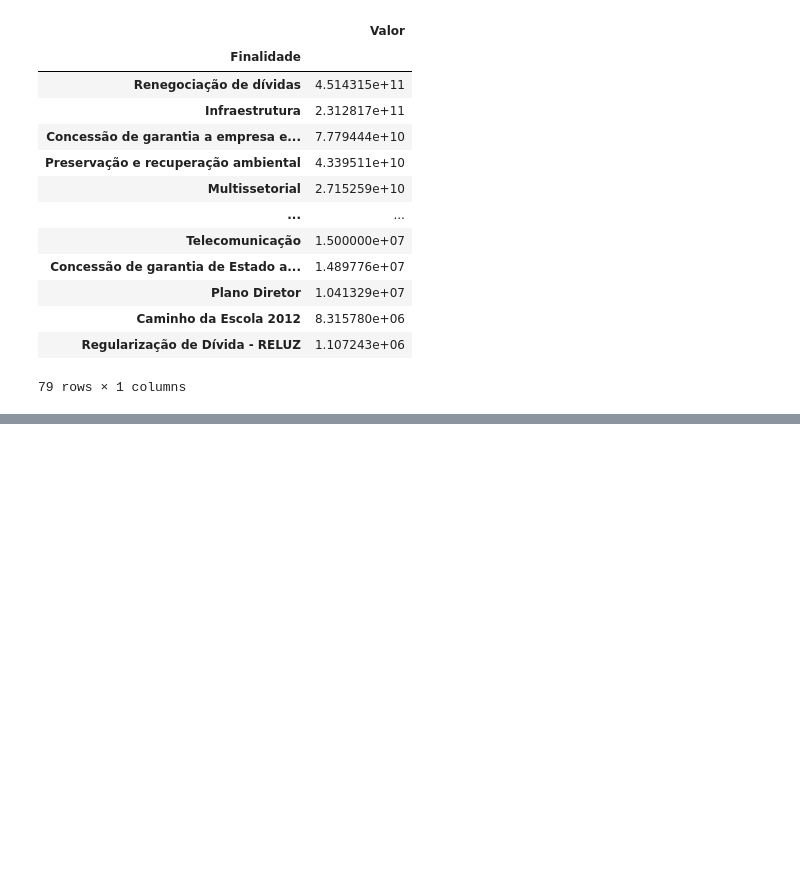
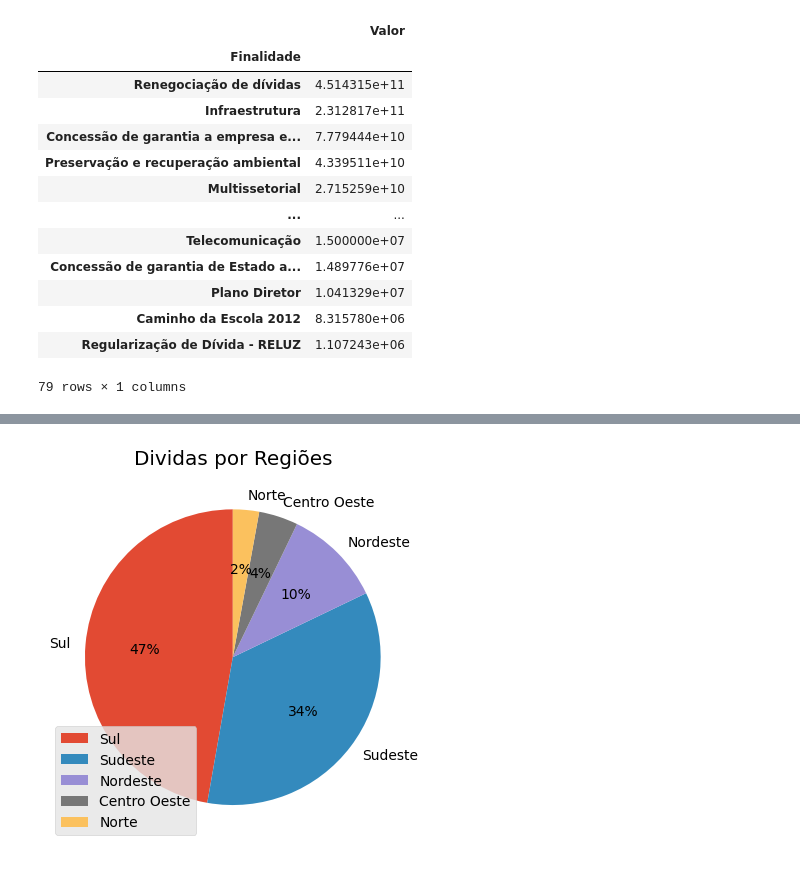
Before and after one commit to wmatossouza/projetoIA, a Jupyter notebook: analise_operacoes.ipynb, the cells around one changed output, grey strips where cells are left out. Drawn from its saved outputs; the diff is of its cells as text; code cells hidden in the pictures; blank space fills up the shorter version.

```diff
--- a/analise_operacoes.ipynb
+++ b/analise_operacoes.ipynb
@@ -271,0 +287,14 @@ operacoes_credito.groupby("Finalidade").sum().sort_values(by=['Valor'],ascending
+# %%
+cyl = operacoes_otimizada['Regioes'].value_counts()
+
+plt.pie(cyl, labels = cyl.index, autopct='%1.i%%', startangle=90)
+
+plt.rcParams['figure.figsize'] = (10, 18)
+
+plt.legend(loc='lower left')
+
+plt.title("Dividas por Regiões")
+
+plt.show()
+# %% [output]
+[figure, added]
```
Also changed, not shown: parts of 4 cells of this notebook, 1 other file.
